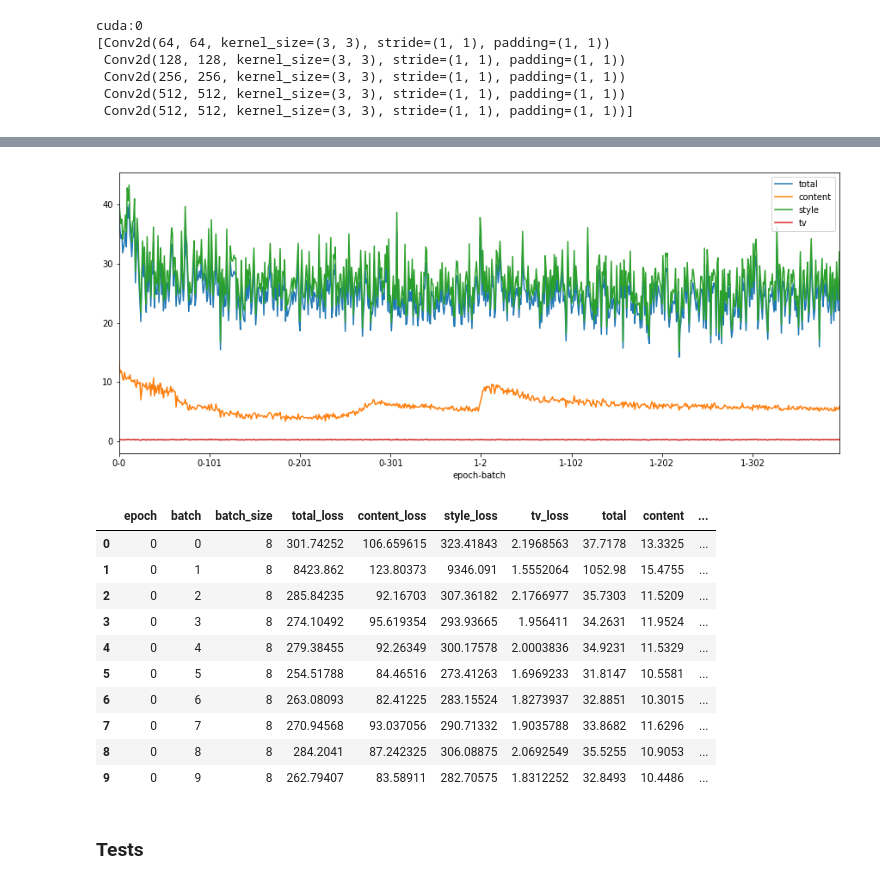
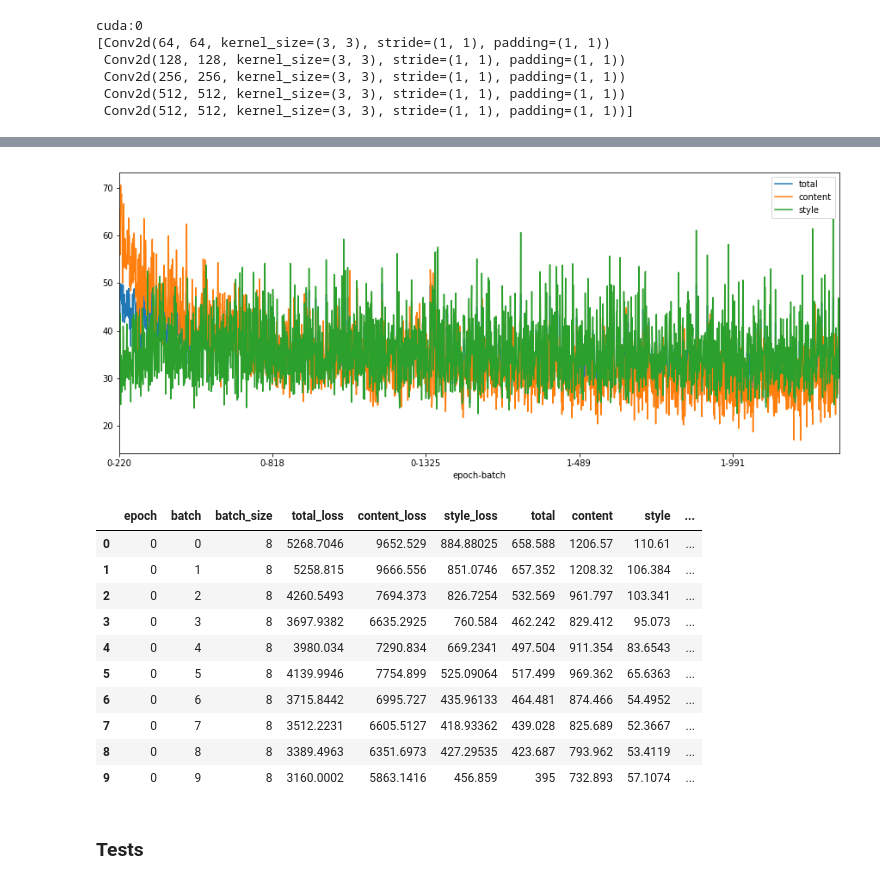
Before and after one commit to gabrielelanaro/ml-prototypes, a Jupyter notebook: prototypes/styletransfer/fast_neural_st/FastNeuralST.ipynb, the cells around one changed output, grey strips where cells are left out. Drawn from its saved outputs; the diff is of its cells as text; code cells hidden in the pictures.

```diff
--- a/prototypes/styletransfer/fast_neural_st/FastNeuralST.ipynb
+++ b/prototypes/styletransfer/fast_neural_st/FastNeuralST.ipynb
@@ -358,12 +358,12 @@ class SaveFeatures():
         self.hook.remove()
 
 def content_mse(input, target):
-    return mseloss(input, target)*1e3
+    return mseloss(input, target)#*1e3
 
 def gram(input):
     b,c,h,w = input.size()
     x = input.view(b*c, -1)
-    return torch.mm(x, x.t())/input.numel()*1e6
+    return torch.mm(x, x.t())/input.numel()#*1e6
 
 def gram_mse_loss(input, target):
     return mseloss(gram(input), gram(target))
@@ -372,9 +372,9 @@ def combined_loss(opt_cat, target_style, target_cont, lam=0.5, c2s=1.0, tv_loss=
     style_losses = [gram_mse_loss(o, s) for o,s in zip(opt_cat, target_style)]
     #content_losses = [content_mse(o, s) for o,s in zip(opt_cat, target_cont)]
     content_losses = [content_mse(opt_cat[2], target_cont[2])]
-    style = sum(style_losses) * c2s * 100
-    if tv_loss: style += tv_loss * 100
-    content = sum(content_losses)
+    style = sum(style_losses) * c2s * 1e10
+    if tv_loss: style += tv_loss
+    content = sum(content_losses) * 1e5
     loss = (1-lam)*content + lam*style
     return loss, content, style
 
@@ -412,13 +412,13 @@ def get_metrics(phase):
     tr_m['total'] = tr_m.total_loss/tr_m.batch_size
     tr_m['content'] = tr_m.content_loss/tr_m.batch_size
     tr_m['style'] = tr_m.style_loss/tr_m.batch_size
-    tr_m['tv'] = tr_m.tv_loss/tr_m.batch_size
+    #tr_m['tv'] = tr_m.tv_loss/tr_m.batch_size
     tr_m['epoch-batch'] = tr_m.epoch.map(str)+'-'+tr_m.batch.map(str)
 
     return tr_m
 
 def get_tv_loss(y):
-    reg_loss = 1e-5 * (torch.sum(torch.abs(y[:, :, :, :-1] - y[:, :, :, 1:])) +
+    reg_loss = 1.0 * (torch.sum(torch.abs(y[:, :, :, :-1] - y[:, :, :, 1:])) +
                        torch.sum(torch.abs(y[:, :, :-1, :] - y[:, :, 1:, :])))
     return reg_loss
 # %%
@@ -586,25 +586,25 @@ Best val loss: 26.207590
 # %%
 tr_m = get_metrics('train')
 
 fig, ax = plt.subplots(figsize=(15, 6))
-tr_m.loc[tr_m.total < 50].plot(ax=ax, x='epoch-batch', y=['total', 'content', 'style', 'tv'])
+tr_m.loc[tr_m.total < 50].plot(ax=ax, x='epoch-batch', y=['total', 'content', 'style'])
 plt.show()
 # %% [output]
-[figure, old version]
+[figure, new version]
 # %%
 tr_m.head(10)
 # %% [output]
-|  | epoch | batch | batch_size | total_loss | content_loss | style_loss | tv_loss | total | content | ... |
-| 0 | 0 | 0 | 8 | 301.74252 | 106.659615 | 323.41843 | 2.1968563 | 37.7178 | 13.3325 | ... |
-| 1 | 0 | 1 | 8 | 8423.862 | 123.80373 | 9346.091 | 1.5552064 | 1052.98 | 15.4755 | ... |
-| 2 | 0 | 2 | 8 | 285.84235 | 92.16703 | 307.36182 | 2.1766977 | 35.7303 | 11.5209 | ... |
-| 3 | 0 | 3 | 8 | 274.10492 | 95.619354 | 293.93665 | 1.956411 | 34.2631 | 11.9524 | ... |
-| 4 | 0 | 4 | 8 | 279.38455 | 92.26349 | 300.17578 | 2.0003836 | 34.9231 | 11.5329 | ... |
-| 5 | 0 | 5 | 8 | 254.51788 | 84.46516 | 273.41263 | 1.6969233 | 31.8147 | 10.5581 | ... |
-| 6 | 0 | 6 | 8 | 263.08093 | 82.41225 | 283.15524 | 1.8273937 | 32.8851 | 10.3015 | ... |
-| 7 | 0 | 7 | 8 | 270.94568 | 93.037056 | 290.71332 | 1.9035788 | 33.8682 | 11.6296 | ... |
-| 8 | 0 | 8 | 8 | 284.2041 | 87.242325 | 306.08875 | 2.0692549 | 35.5255 | 10.9053 | ... |
-| 9 | 0 | 9 | 8 | 262.79407 | 83.58911 | 282.70575 | 1.8312252 | 32.8493 | 10.4486 | ... |
+|  | epoch | batch | batch_size | total_loss | content_loss | style_loss | total | content | style | ... |
+| 0 | 0 | 0 | 8 | 5268.7046 | 9652.529 | 884.88025 | 658.588 | 1206.57 | 110.61 | ... |
+| 1 | 0 | 1 | 8 | 5258.815 | 9666.556 | 851.0746 | 657.352 | 1208.32 | 106.384 | ... |
+| 2 | 0 | 2 | 8 | 4260.5493 | 7694.373 | 826.7254 | 532.569 | 961.797 | 103.341 | ... |
+| 3 | 0 | 3 | 8 | 3697.9382 | 6635.2925 | 760.584 | 462.242 | 829.412 | 95.073 | ... |
+| 4 | 0 | 4 | 8 | 3980.034 | 7290.834 | 669.2341 | 497.504 | 911.354 | 83.6543 | ... |
+| 5 | 0 | 5 | 8 | 4139.9946 | 7754.899 | 525.09064 | 517.499 | 969.362 | 65.6363 | ... |
+| 6 | 0 | 6 | 8 | 3715.8442 | 6995.727 | 435.96133 | 464.481 | 874.466 | 54.4952 | ... |
+| 7 | 0 | 7 | 8 | 3512.2231 | 6605.5127 | 418.93362 | 439.028 | 825.689 | 52.3667 | ... |
+| 8 | 0 | 8 | 8 | 3389.4963 | 6351.6973 | 427.29535 | 423.687 | 793.962 | 53.4119 | ... |
+| 9 | 0 | 9 | 8 | 3160.0002 | 5863.1416 | 456.859 | 395 | 732.893 | 57.1074 | ... |
 # %% [markdown]
 ### Tests
 # %%
```
Also changed, not shown: parts of 7 cells of this notebook.
